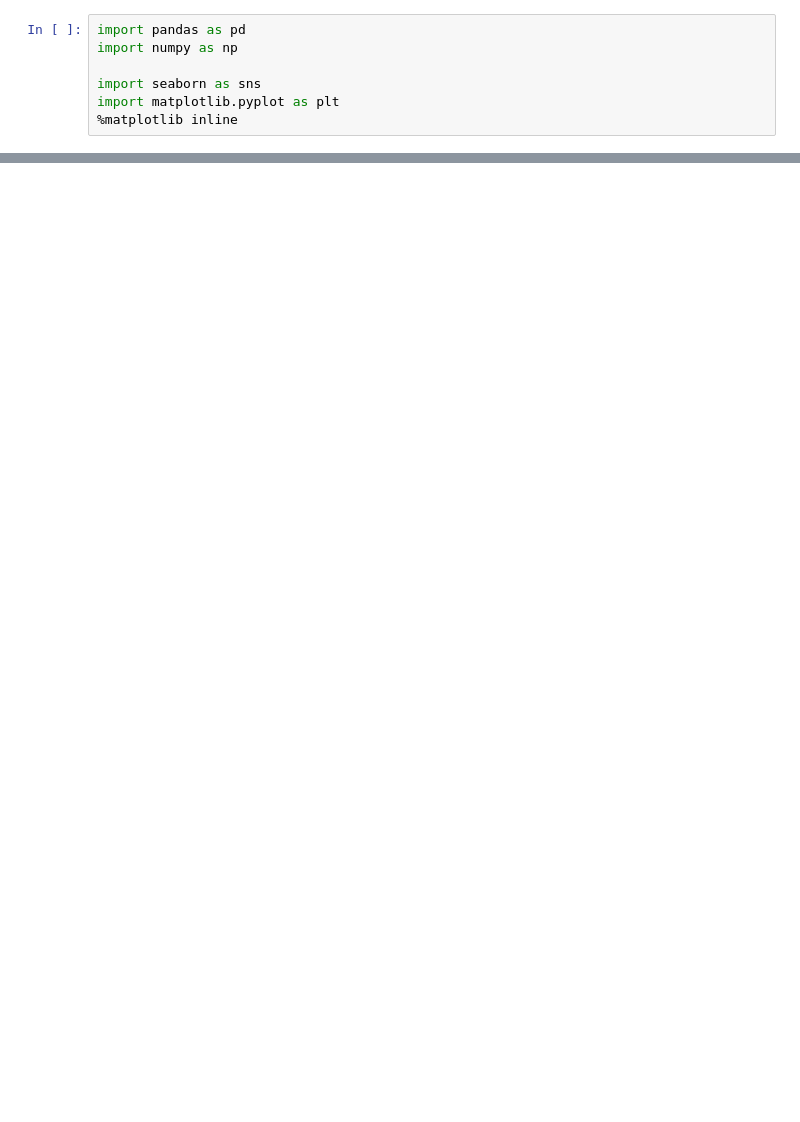
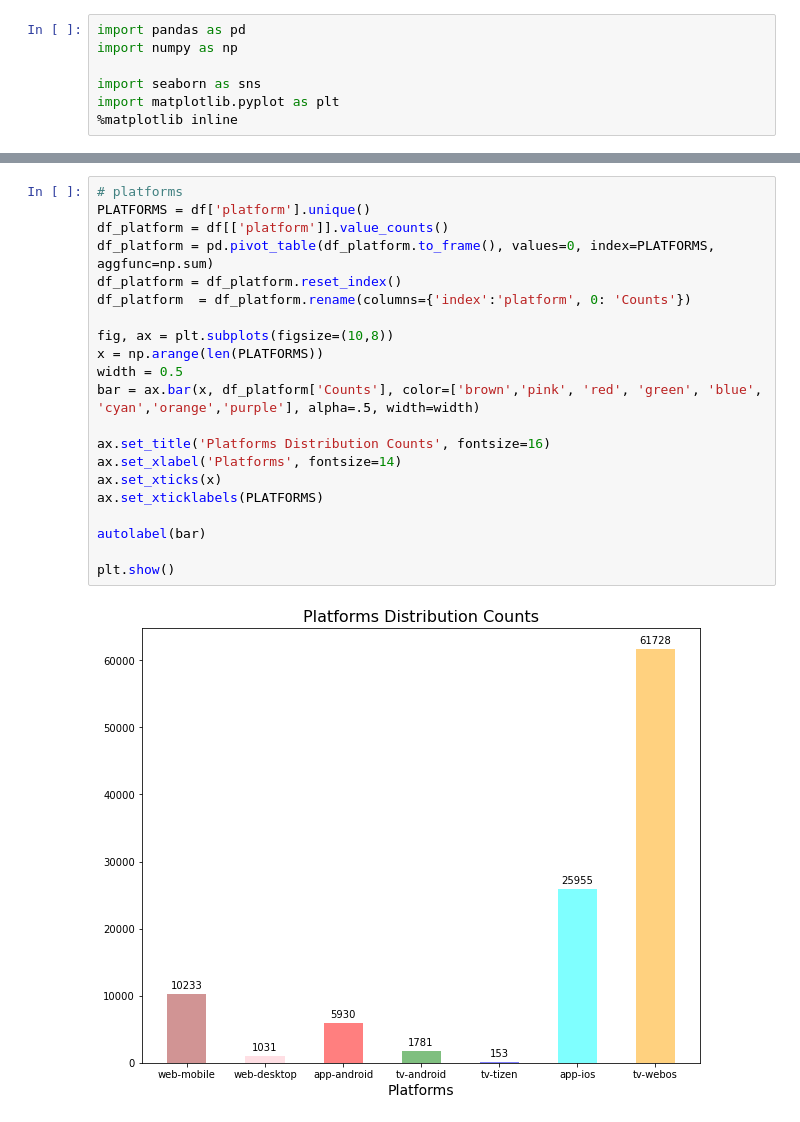
Before and after one commit to archeltaneka/vidio-dataset-eda, a Jupyter notebook: exploratory_notebook.ipynb, the cells around one changed output, grey strips where cells are left out. Saved outputs shown, nothing was run; the diff lists cells and outputs as text; blank space fills up the shorter version.

```diff
--- a/exploratory_notebook.ipynb
+++ b/exploratory_notebook.ipynb
@@ -37,0 +155,23 @@ df.head()
+# %%
+# platforms
+PLATFORMS = df['platform'].unique()
+df_platform = df[['platform']].value_counts()
+df_platform = pd.pivot_table(df_platform.to_frame(), values=0, index=PLATFORMS, aggfunc=np.sum)
+df_platform = df_platform.reset_index()
+df_platform  = df_platform.rename(columns={'index':'platform', 0: 'Counts'})
+
+fig, ax = plt.subplots(figsize=(10,8))
+x = np.arange(len(PLATFORMS))
+width = 0.5
+bar = ax.bar(x, df_platform['Counts'], color=['brown','pink', 'red', 'green', 'blue', 'cyan','orange','purple'], alpha=.5, width=width)
+
+ax.set_title('Platforms Distribution Counts', fontsize=16)
+ax.set_xlabel('Platforms', fontsize=14)
+ax.set_xticks(x)
+ax.set_xticklabels(PLATFORMS)
+
+autolabel(bar)
+
+plt.show()
+# %% [output]
+[figure, added]
```
Also changed, not shown: parts of 36 cells of this notebook.
